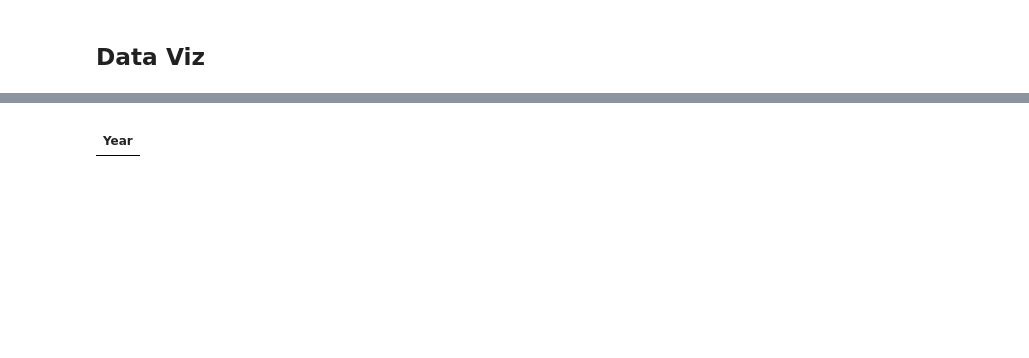
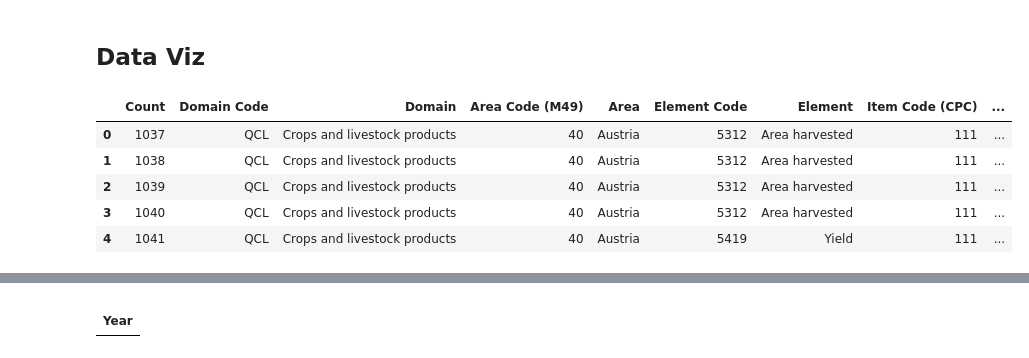
Before and after one commit to sba22218/MSc_GitHub_CA2, a Jupyter notebook: MM_Data_Explore_and_viz_postprocessed-Copy1.ipynb, the cells around one changed output, grey strips where cells are left out. Saved outputs shown, nothing was run; the diff lists cells and outputs as text; code cells hidden in the pictures; blank space fills up the shorter version.

```diff
--- a/MM_Data_Explore_and_viz_postprocessed-Copy1.ipynb
+++ b/MM_Data_Explore_and_viz_postprocessed-Copy1.ipynb
@@ -131,2 +141,12 @@ pd.pivot_table(df_farm_eu, index='Year', columns=['Element', 'LOCATION', ''], va
 # %% [markdown]
 ## Data Viz
+# %%
+df_eu_wh = pd.read_csv("DATA/df_eu_wheat.csv")
+df_eu_wh.head()
+# %% [output]
+|  | Count | Domain Code | Domain | Area Code (M49) | Area | Element Code | Element | Item Code (CPC) | ... |
+| 0 | 1037 | QCL | Crops and livestock products | 40 | Austria | 5312 | Area harvested | 111 | ... |
+| 1 | 1038 | QCL | Crops and livestock products | 40 | Austria | 5312 | Area harvested | 111 | ... |
+| 2 | 1039 | QCL | Crops and livestock products | 40 | Austria | 5312 | Area harvested | 111 | ... |
+| 3 | 1040 | QCL | Crops and livestock products | 40 | Austria | 5312 | Area harvested | 111 | ... |
+| 4 | 1041 | QCL | Crops and livestock products | 40 | Austria | 5419 | Yield | 111 | ... |
```
Also changed, not shown: parts of 33 cells of this notebook, 5 other files.
